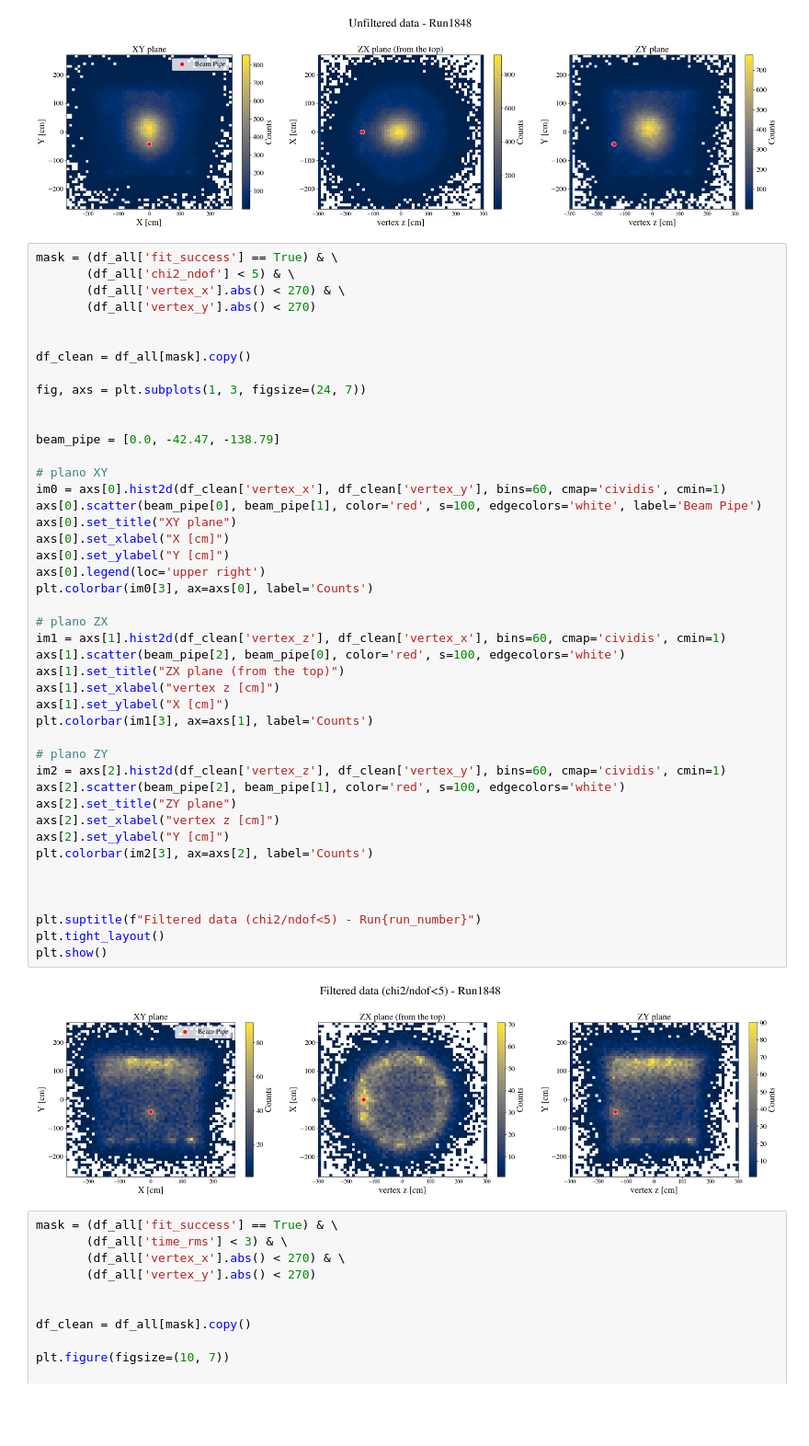
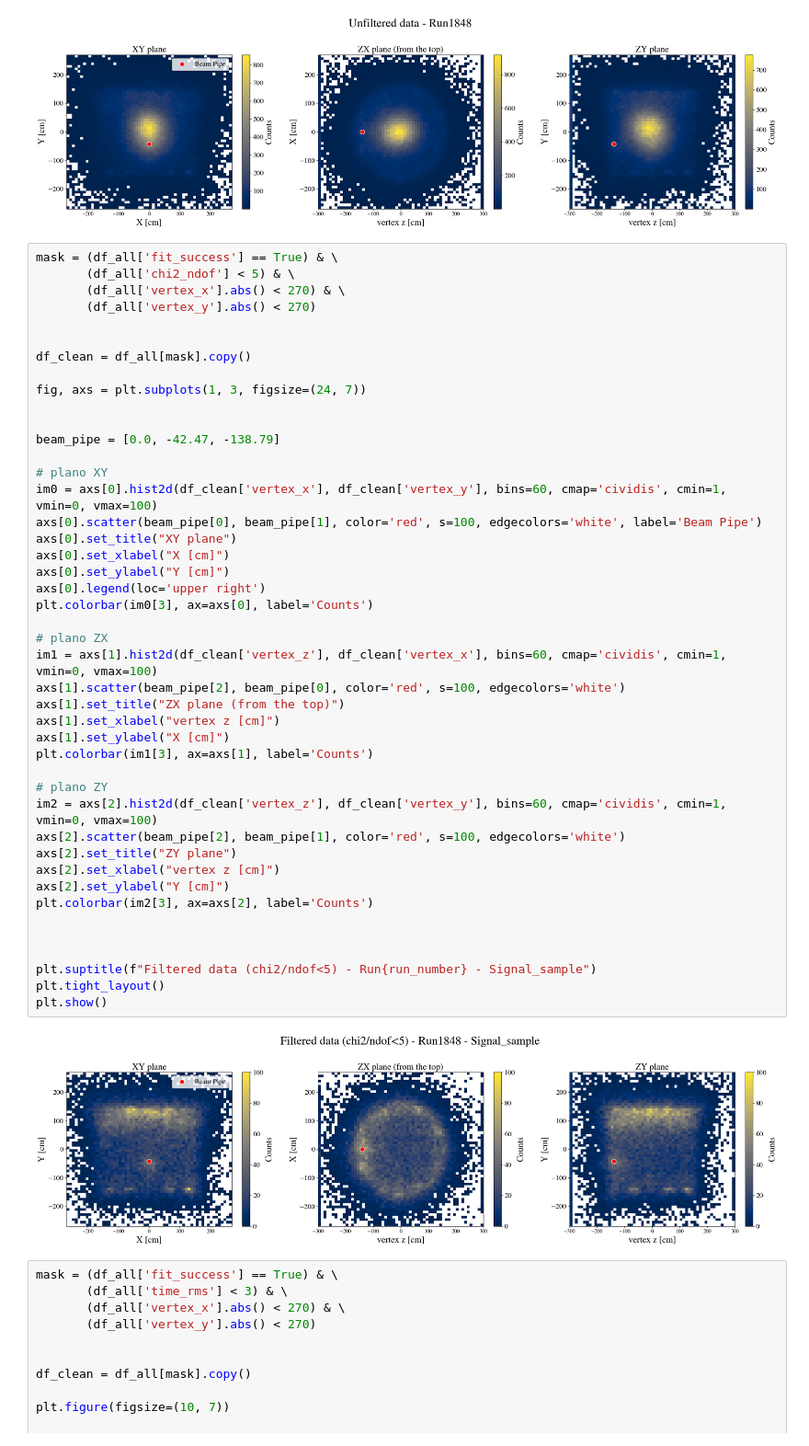
Before and after one commit to elenaramos44/9Li_analysis, a Jupyter notebook: notebooks/multilat_vertex.ipynb, the cells around one changed output. Shown at 92% size. Drawn from its saved outputs; the diff is of its cells as text; blank space fills up the shorter version.

```diff
--- a/notebooks/multilat_vertex.ipynb
+++ b/notebooks/multilat_vertex.ipynb
@@ -442,38 +445,38 @@ fig, axs = plt.subplots(1, 3, figsize=(24, 7))
 
 beam_pipe = [0.0, -42.47, -138.79]
 
 # plano XY
-im0 = axs[0].hist2d(df_clean['vertex_x'], df_clean['vertex_y'], bins=60, cmap='cividis', cmin=1)
+im0 = axs[0].hist2d(df_clean['vertex_x'], df_clean['vertex_y'], bins=60, cmap='cividis', cmin=1, vmin=0, vmax=100)
 axs[0].scatter(beam_pipe[0], beam_pipe[1], color='red', s=100, edgecolors='white', label='Beam Pipe')
 axs[0].set_title("XY plane")
 axs[0].set_xlabel("X [cm]")
 axs[0].set_ylabel("Y [cm]")
 axs[0].legend(loc='upper right')
 plt.colorbar(im0[3], ax=axs[0], label='Counts')
 
 # plano ZX
-im1 = axs[1].hist2d(df_clean['vertex_z'], df_clean['vertex_x'], bins=60, cmap='cividis', cmin=1)
+im1 = axs[1].hist2d(df_clean['vertex_z'], df_clean['vertex_x'], bins=60, cmap='cividis', cmin=1, vmin=0, vmax=100)
 axs[1].scatter(beam_pipe[2], beam_pipe[0], color='red', s=100, edgecolors='white')
 axs[1].set_title("ZX plane (from the top)")
 axs[1].set_xlabel("vertex z [cm]")
 axs[1].set_ylabel("X [cm]")
 plt.colorbar(im1[3], ax=axs[1], label='Counts')
 
 # plano ZY
-im2 = axs[2].hist2d(df_clean['vertex_z'], df_clean['vertex_y'], bins=60, cmap='cividis', cmin=1)
+im2 = axs[2].hist2d(df_clean['vertex_z'], df_clean['vertex_y'], bins=60, cmap='cividis', cmin=1, vmin=0, vmax=100)
 axs[2].scatter(beam_pipe[2], beam_pipe[1], color='red', s=100, edgecolors='white')
 axs[2].set_title("ZY plane")
 axs[2].set_xlabel("vertex z [cm]")
 axs[2].set_ylabel("Y [cm]")
 plt.colorbar(im2[3], ax=axs[2], label='Counts')
 
 
 
-plt.suptitle(f"Filtered data (chi2/ndof<5) - Run{run_number}")
+plt.suptitle(f"Filtered data (chi2/ndof<5) - Run{run_number} - Signal_sample")
 plt.tight_layout()
 plt.show()
 # %% [output]
-[figure, old version]
+[figure, new version]
 # %%
 mask = (df_all['fit_success'] == True) & \
        (df_all['time_rms'] < 3) & \
```
Also changed, not shown: parts of 13 cells of this notebook, 21 other files.
